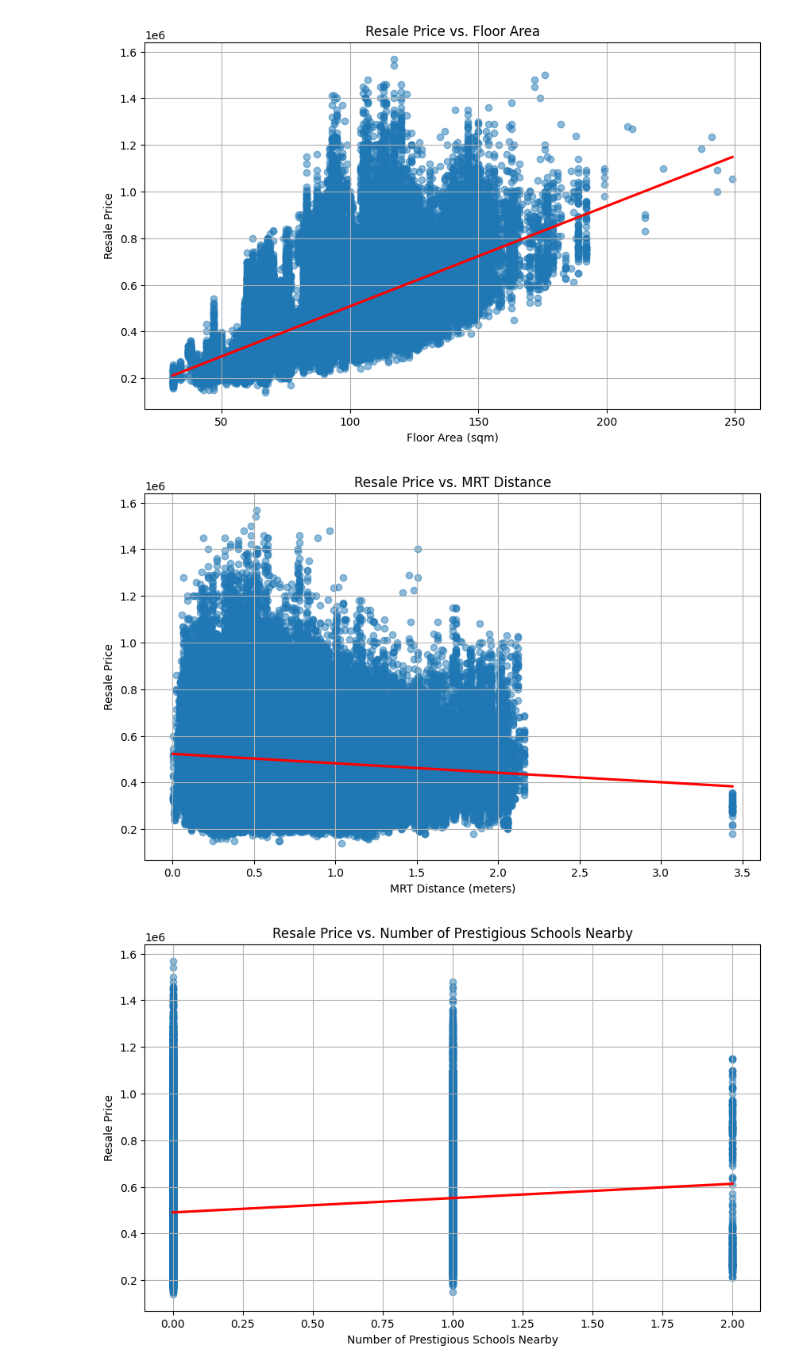
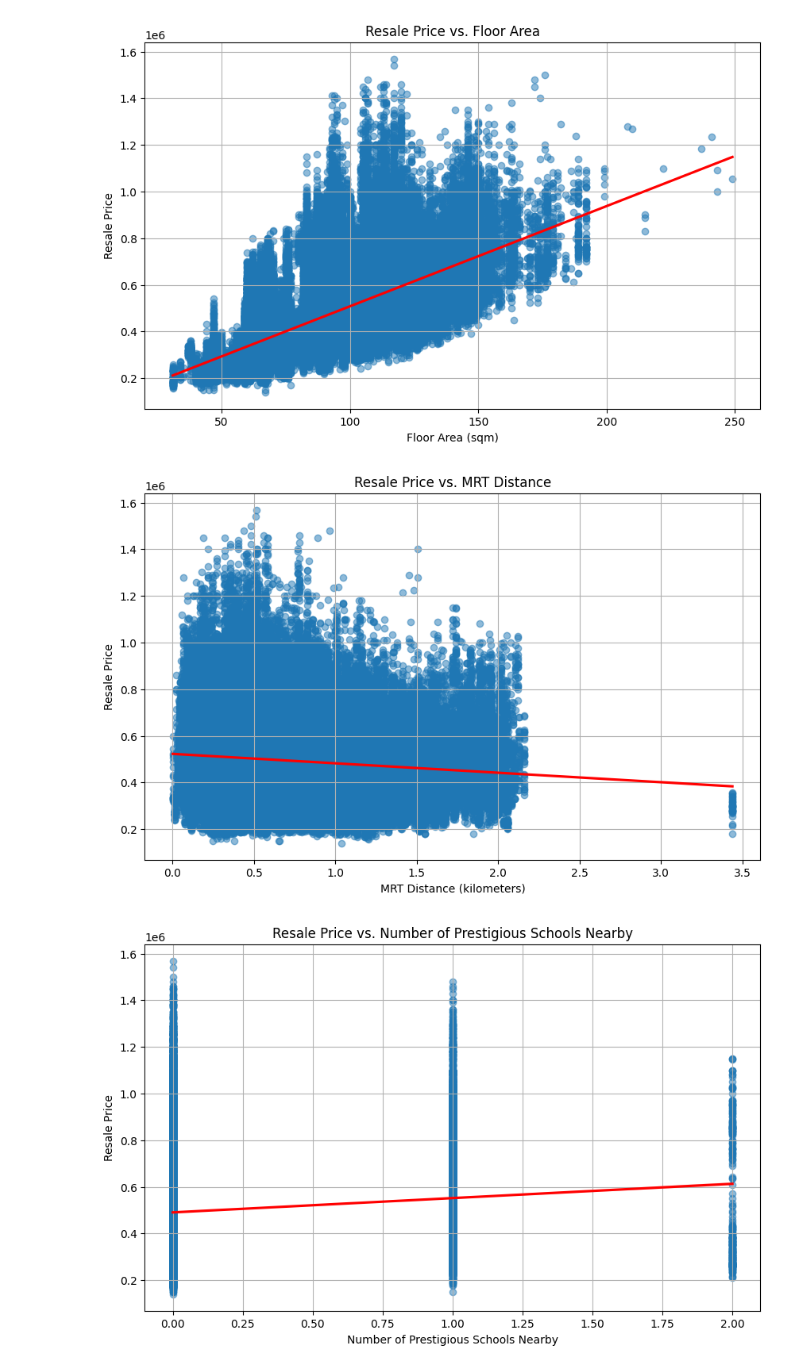
Before and after one commit to Phantom76819/IT5100F-Project, a Jupyter notebook: IT5100F_Project.ipynb, the cells around one changed output. Saved outputs shown, nothing was run; the diff lists cells and outputs as text; code cells hidden in the pictures.

```diff
--- a/IT5100F_Project.ipynb
+++ b/IT5100F_Project.ipynb
@@ -479,15 +471,15 @@ plt.show()
 # %%
 # Scatter plot of resale price by distance to MRT
 plt.figure(figsize=(10, 6))
 sns.regplot(x='mrt_distance', y='resale_price', data=hdb_df,
             scatter_kws={'alpha':0.5}, line_kws={'color': 'red'})
 plt.title('Resale Price vs. MRT Distance')
-plt.xlabel('MRT Distance (meters)')
+plt.xlabel('MRT Distance (kilometers)')
 plt.ylabel('Resale Price')
 plt.grid(True)
 plt.show()
 # %% [output]
-[figure, old version]
+[figure, new version]
 # %%
 # Scatter plot of resale price by number of Prestigious Schools Nearby
 plt.figure(figsize=(10, 6))
```
Also changed, not shown: parts of 10 cells of this notebook.
